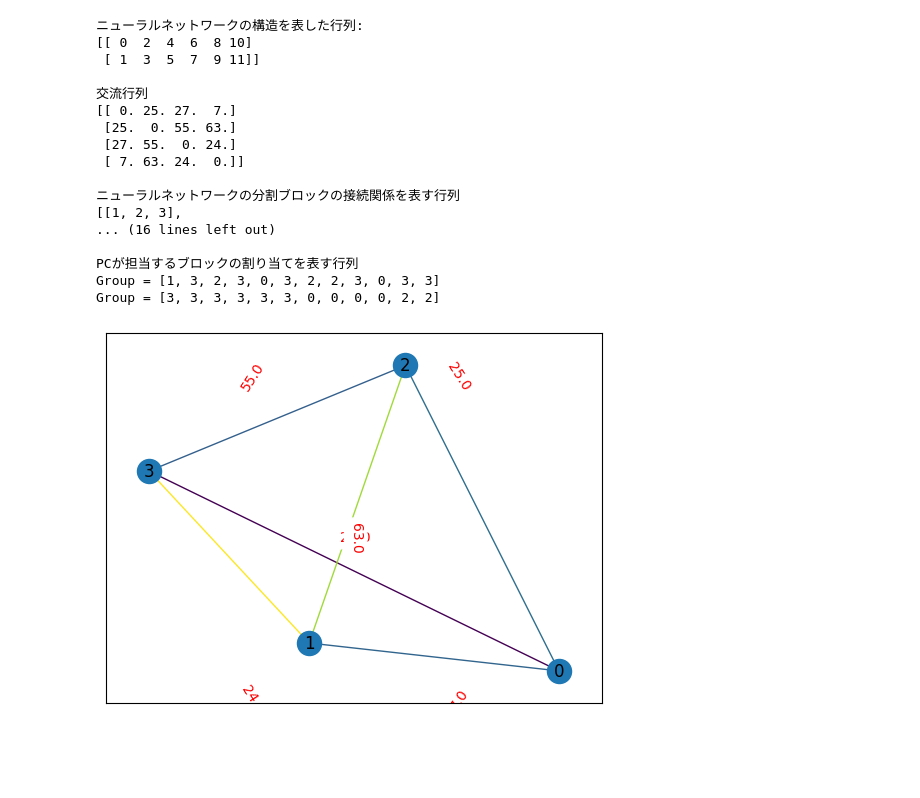
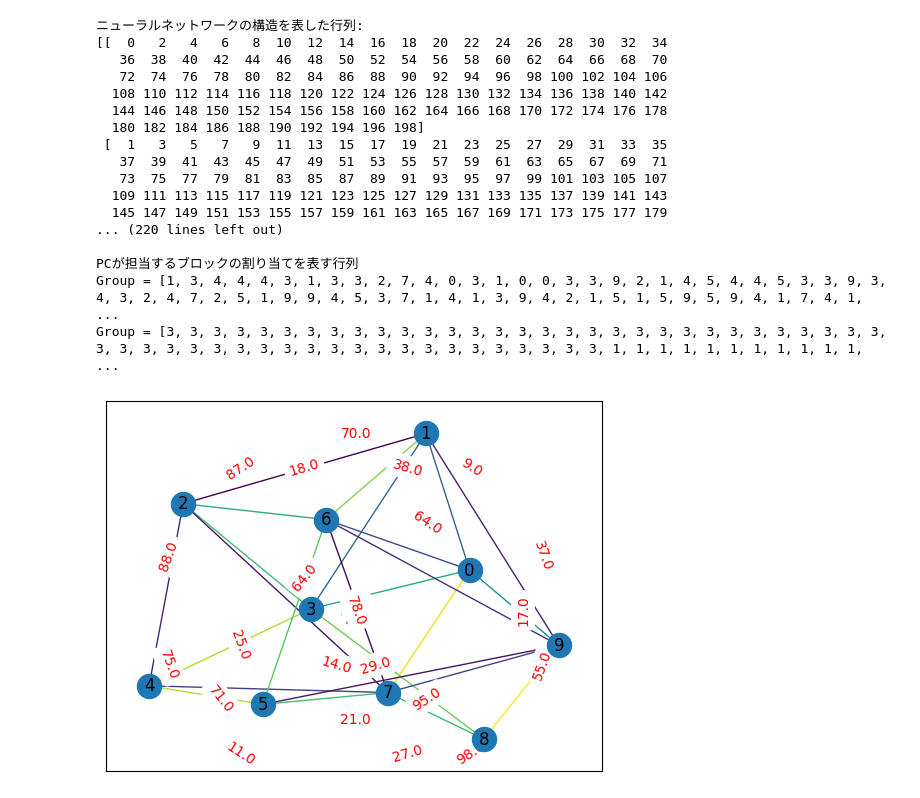
Before and after one commit to yamamotoeigo/consideration_of_computer_power, a Jupyter notebook: src/block_division.ipynb, the cells around one changed output. Cells and saved outputs as stored; diff of their text form; code cells hidden in the pictures; blank space fills up the shorter version.

```diff
--- a/src/block_division.ipynb
+++ b/src/block_division.ipynb
@@ -423,8 +423,10 @@ def evaluate_communication_cost(block_list: list, assigned_matrix: list, linked_
     return total_cost
 # %%
 # ネットワークトポロジーを作成
-num_pcs = 4
-num_blocks = 12
+num_pcs = 10
+num_blocks = 200
+structure_row = 2
+structure_col = num_blocks // structure_row
 
 G = generate_random_graph(num_pcs)
 # 交流行列を作成
@@ -442,48 +444,48 @@ edge_labels = nx.get_edge_attributes(G, 'weight')
 nx.draw_networkx_edge_labels(G, pos, edge_labels=edge_labels, font_color='red')
 
 # ニューラルネットワークを分割したブロック
-block_structure = generate_block_structure(row=2, col=6)
+block_structure = generate_block_structure(row=structure_row, col=structure_col)
 print(f'ニューラルネットワークの構造を表した行列:\n{block_structure}\n')
 
 # 通信する必要のあるブロックのリストを作成
 linked_blocks = generate_linked_block_list(block_structure)
 
 
 print("交流行列")
 print(exchange_matrix)
 
 # block_linked_matrix = create_block_matrix(num_rows=2, num_cols=3)
 print("\nニューラルネットワークの分割ブロックの接続関係を表す行列")
 pprint.pprint(linked_blocks)
 
-block_list = generate_block_list(6)
+block_list = generate_block_list(num_blocks=num_blocks)
 print("\n分割ブロックの番号リスト")
 print(block_list)
 
 # Distribute tasks to computers
 random_assigned_matrix = generate_random_assignment(num_pcs=num_pcs, num_blocks=num_blocks, capacities=capacities)
 greedy_assigned_matrix = generate_greedy_assignment(num_pcs=num_pcs, num_blocks=num_blocks, capacities=capacities, exchange_matrix=exchange_matrix)
 print("計算機のキャパシティを表すリスト")
 print(capacities)
 print("\nPCが担当するブロックの割り当てを表す行列")
 print(f'Group = {random_assigned_matrix}')
 print(f'Group = {greedy_assigned_matrix}')
 # %% [output]
 ニューラルネットワークの構造を表した行列:
-[[ 0  2  4  6  8 10]
- [ 1  3  5  7  9 11]]
-
-交流行列
-[[ 0. 25. 27.  7.]
- [25.  0. 55. 63.]
- [27. 55.  0. 24.]
- [ 7. 63. 24.  0.]]
-
-ニューラルネットワークの分割ブロックの接続関係を表す行列
-[[1, 2, 3],
-... (16 lines left out)
+[[  0   2   4   6   8  10  12  14  16  18  20  22  24  26  28  30  32  34
+   36  38  40  42  44  46  48  50  52  54  56  58  60  62  64  66  68  70
+   72  74  76  78  80  82  84  86  88  90  92  94  96  98 100 102 104 106
+  108 110 112 114 116 118 120 122 124 126 128 130 132 134 136 138 140 142
+  144 146 148 150 152 154 156 158 160 162 164 166 168 170 172 174 176 178
+  180 182 184 186 188 190 192 194 196 198]
+ [  1   3   5   7   9  11  13  15  17  19  21  23  25  27  29  31  33  35
+   37  39  41  43  45  47  49  51  53  55  57  59  61  63  65  67  69  71
+   73  75  77  79  81  83  85  87  89  91  93  95  97  99 101 103 105 107
+  109 111 113 115 117 119 121 123 125 127 129 131 133 135 137 139 141 143
+  145 147 149 151 153 155 157 159 161 163 165 167 169 171 173 175 177 179
+... (220 lines left out)
 
 PCが担当するブロックの割り当てを表す行列
-Group = [1, 3, 2, 3, 0, 3, 2, 2, 3, 0, 3, 3]
-Group = [3, 3, 3, 3, 3, 3, 0, 0, 0, 0, 2, 2]
+Group = [1, 3, 4, 4, 4, 3, 1, 3, 3, 2, 7, 4, 0, 3, 1, 0, 0, 3, 3, 9, 2, 1, 4, 5, 4, 4, 5, 3, 3, 9, 3, 4, 3, 2, 4, 7, 2, 5, 1, 9, 9, 4, 5, 3, 7, 1, 4, 1, 3, 9, 4, 2, 1, 5, 1, 5, 9, 5, 9, 4, 1, 7, 4, 1, ...
+Group = [3, 3, 3, 3, 3, 3, 3, 3, 3, 3, 3, 3, 3, 3, 3, 3, 3, 3, 3, 3, 3, 3, 3, 3, 3, 3, 3, 3, 3, 3, 3, 3, 3, 3, 3, 3, 3, 3, 3, 3, 3, 3, 3, 3, 3, 3, 3, 3, 3, 3, 3, 3, 3, 1, 1, 1, 1, 1, 1, 1, 1, 1, 1, 1, ...
-[figure, old version]
+[figure, new version]
```
Also changed, not shown: parts of 3 cells of this notebook, 6 other files.
